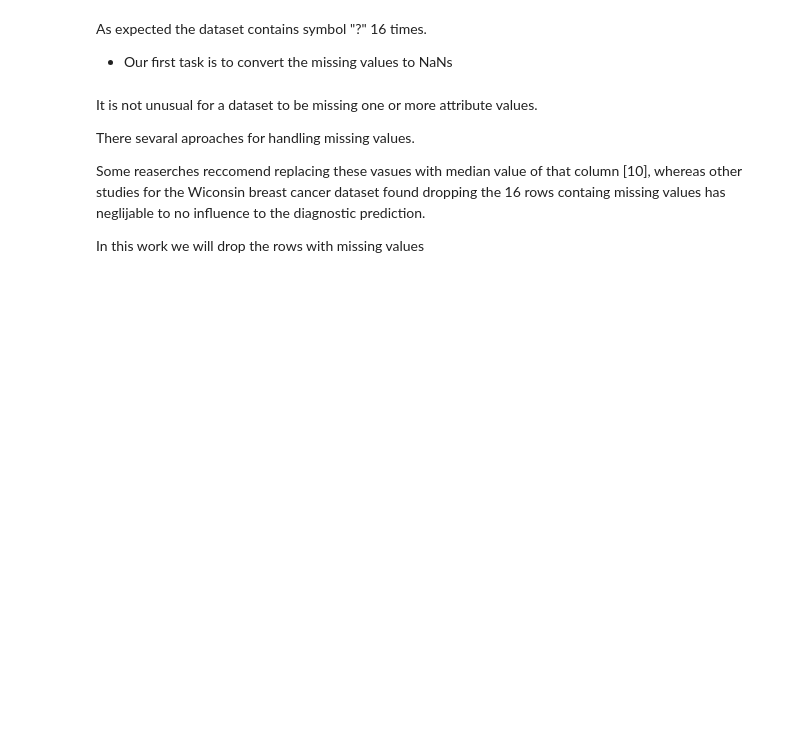
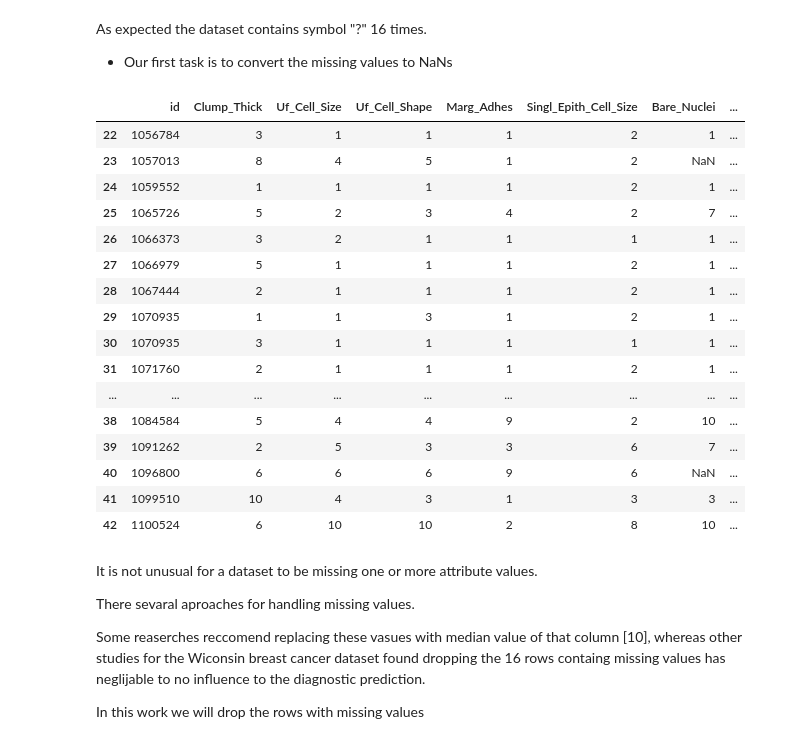
Before and after one commit to G00411367/PfDA_II, a Jupyter notebook: wisconsin_analysis.ipynb, the cells around one changed output. Cells and saved outputs as stored; diff of their text form; code cells hidden in the pictures; blank space fills up the shorter version.

```diff
--- a/wisconsin_analysis.ipynb
+++ b/wisconsin_analysis.ipynb
@@ -238,8 +238,29 @@ As expected the dataset contains symbol "?" 16 times.
 
 * Our first task is to convert the missing values to NaNs
 # %%
-# replace "?" with NaN
+# replace "?" with NaN (non numeric)
 df = df.replace('?', np.NaN)
+
+# visualize some rows with NaN for Bare_Nuclei attribute
+df.loc[22:42]
+# %% [output]
+|  | id | Clump_Thick | Uf_Cell_Size | Uf_Cell_Shape | Marg_Adhes | Singl_Epith_Cell_Size | Bare_Nuclei | ... |
+| 22 | 1056784 | 3 | 1 | 1 | 1 | 2 | 1 | ... |
+| 23 | 1057013 | 8 | 4 | 5 | 1 | 2 | NaN | ... |
+| 24 | 1059552 | 1 | 1 | 1 | 1 | 2 | 1 | ... |
+| 25 | 1065726 | 5 | 2 | 3 | 4 | 2 | 7 | ... |
+| 26 | 1066373 | 3 | 2 | 1 | 1 | 1 | 1 | ... |
+| 27 | 1066979 | 5 | 1 | 1 | 1 | 2 | 1 | ... |
+| 28 | 1067444 | 2 | 1 | 1 | 1 | 2 | 1 | ... |
+| 29 | 1070935 | 1 | 1 | 3 | 1 | 2 | 1 | ... |
+| 30 | 1070935 | 3 | 1 | 1 | 1 | 1 | 1 | ... |
+| 31 | 1071760 | 2 | 1 | 1 | 1 | 2 | 1 | ... |
+| ... | ... | ... | ... | ... | ... | ... | ... | ... |
+| 38 | 1084584 | 5 | 4 | 4 | 9 | 2 | 10 | ... |
+| 39 | 1091262 | 2 | 5 | 3 | 3 | 6 | 7 | ... |
+| 40 | 1096800 | 6 | 6 | 6 | 9 | 6 | NaN | ... |
+| 41 | 1099510 | 10 | 4 | 3 | 1 | 3 | 3 | ... |
+| 42 | 1100524 | 6 | 10 | 10 | 2 | 8 | 10 | ... |
 # %% [markdown]
 It is not unusual for a dataset to be missing one or more attribute values.
 
```
Also changed, not shown: parts of 13 cells of this notebook.
